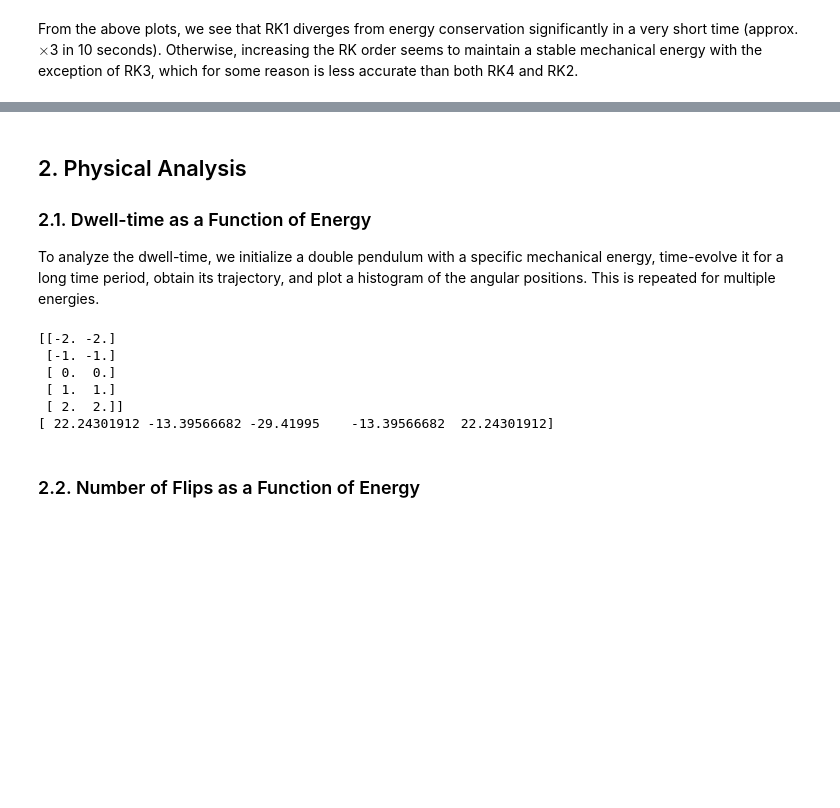
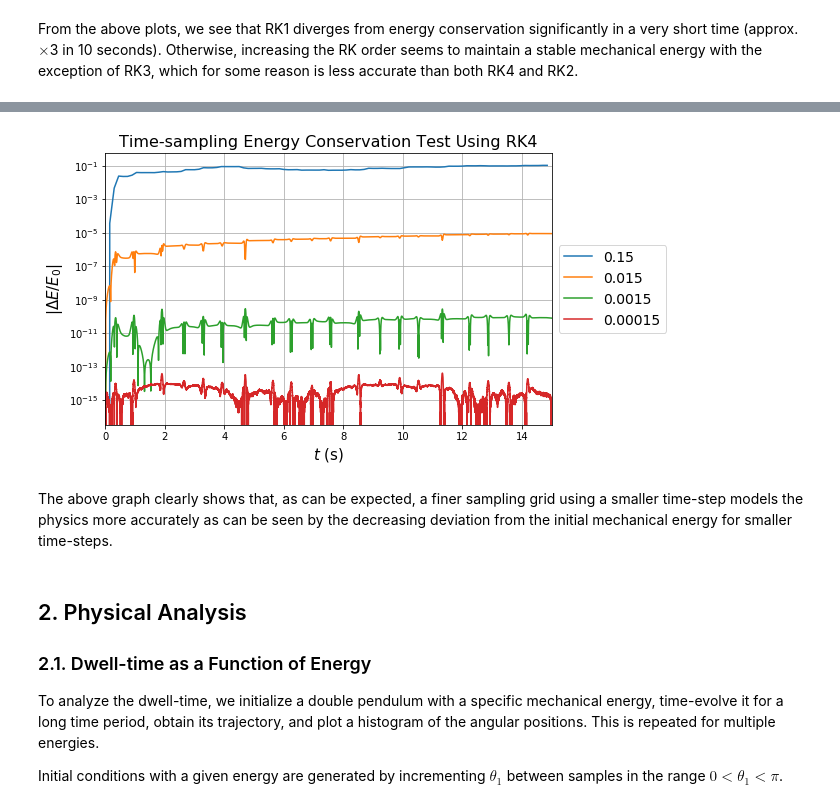
Before and after one commit to MSenani/DoublePendulum, a Jupyter notebook: Double-Pendulum-Analysis.ipynb, the cells around one changed output, grey strips where cells are left out. Saved outputs shown, nothing was run; the diff lists cells and outputs as text; code cells hidden in the pictures; blank space fills up the shorter version.

```diff
--- a/Double-Pendulum-Analysis.ipynb
+++ b/Double-Pendulum-Analysis.ipynb
@@ -875,19 +894,36 @@ From the above plots, we see that RK1 diverges from energy conservation signific
+# %%
+# Double pendulum ODE
+doublePendulum = (innerPendulum, outerPendulum)
+
+# Prepare plot
+fig = plt.figure(figsize = (8,5))
+ax = fig.add_subplot(111)
+
+ax.set_xlabel('$t$ (s)', fontsize = 15)
+ax.set_ylabel('$|\\Delta{E}/E_0|$', fontsize = 15)
+ax.set_title('Time-sampling Energy Conservation Test Using RK4', fontsize = 16)
+ax.set_xlim([t[0], round(t[-1])])
+
+# Get the initial mechanical energy
+E0, T0, U0 = getEnergy(y_0[0], y_0[1], z_0[0], z_0[1], solve_args)
+
+for i,t in enumerate(t_list):
+    y, z = RK4(doublePendulum, y_0, z_0, t, solve_args)
+    E, T, U = getEnergy(y[:,0], y[:,1], z[:,0], z[:,1], solve_args)
+    ax.semilogy(t, abs((E-E0)/E0), label = dt_list[i])
+
+ax.legend(loc = 'center left', bbox_to_anchor = (1, 0.5), fontsize = 14)
+plt.grid()
+plt.show()
+# %% [output]
+[figure, added]
+# %% [markdown]
+The above graph clearly shows that, as can be expected, a finer sampling grid using a smaller time-step models the physics more accurately as can be seen by the decreasing deviation from the initial mechanical energy for smaller time-steps.
 # %% [markdown]
 ## 2. Physical Analysis
 
 ### 2.1. Dwell-time as a Function of Energy
 
 To analyze the dwell-time, we initialize a double pendulum with a specific mechanical energy, time-evolve it for a long time period, obtain its trajectory, and plot a histogram of the angular positions. This is repeated for multiple energies.
+
+Initial conditions with a given energy are generated by incrementing $\theta_1$ between samples in the range $0 < \theta_1 < \pi$.
-# %%
-x=getPerturbations(0,0,1,1,4)
-print(x)
-print(getEnergy(x[:,0],x[:,1],x[:,0],x[:,1],solve_args)[0])
-# %% [output]
-[[-2. -2.]
- [-1. -1.]
- [ 0.  0.]
- [ 1.  1.]
- [ 2.  2.]]
-[ 22.24301912 -13.39566682 -29.41995    -13.39566682  22.24301912]
-# %% [markdown]
-### 2.2. Number of Flips as a Function of Energy
```
Also changed, not shown: parts of 11 cells of this notebook, 1 other file.
